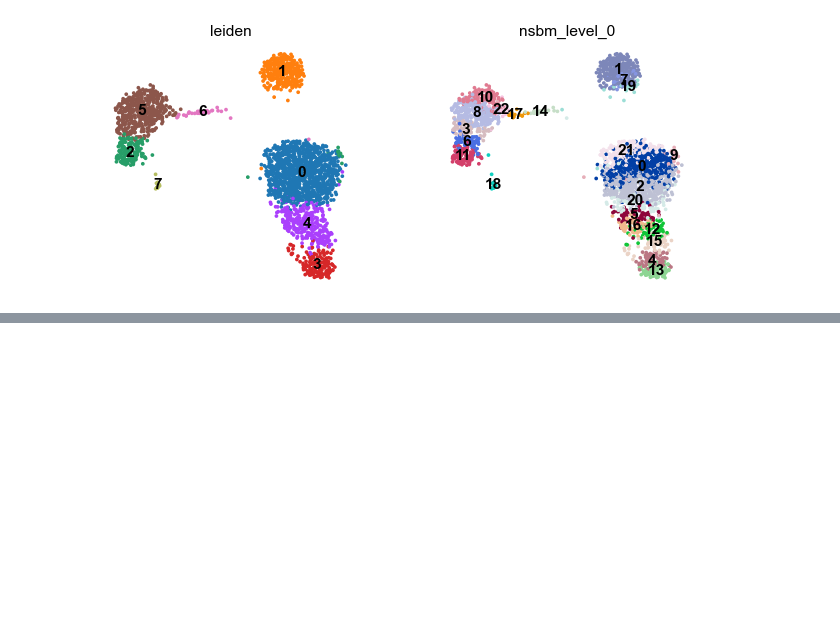
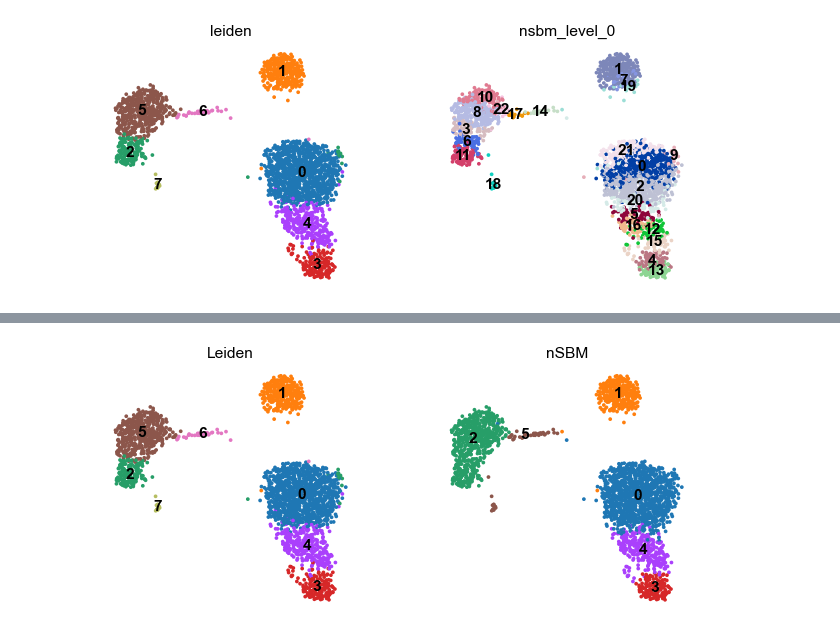
Before and after one commit to dawe/schist-notebooks, a Jupyter notebook: schist_paper/Random Data.ipynb, the cells around one changed output, grey strips where cells are left out. Saved outputs shown, nothing was run; the diff lists cells and outputs as text; code cells hidden in the pictures; blank space fills up the shorter version.

```diff
--- a/schist_paper/Random Data.ipynb
+++ b/schist_paper/Random Data.ipynb
@@ -186,0 +219,5 @@ sc.pl.umap(adata, color=['leiden', 'nsbm_level_0'], legend_loc='on data',
+# %%
+sc.pl.umap(adata, color=['leiden', 'nsbm_level_1'], legend_loc='on data',
+           frameon=False,  title=['Leiden', 'nSBM'],
+           save='Original_PBMC3k.pdf')
+# %% [output]
@@ -186,0 +225 @@ sc.pl.umap(adata, color=['leiden', 'nsbm_level_0'], legend_loc='on data',
+[figure, added]
```
Also changed, not shown: parts of 67 cells of this notebook, 25 other files.
